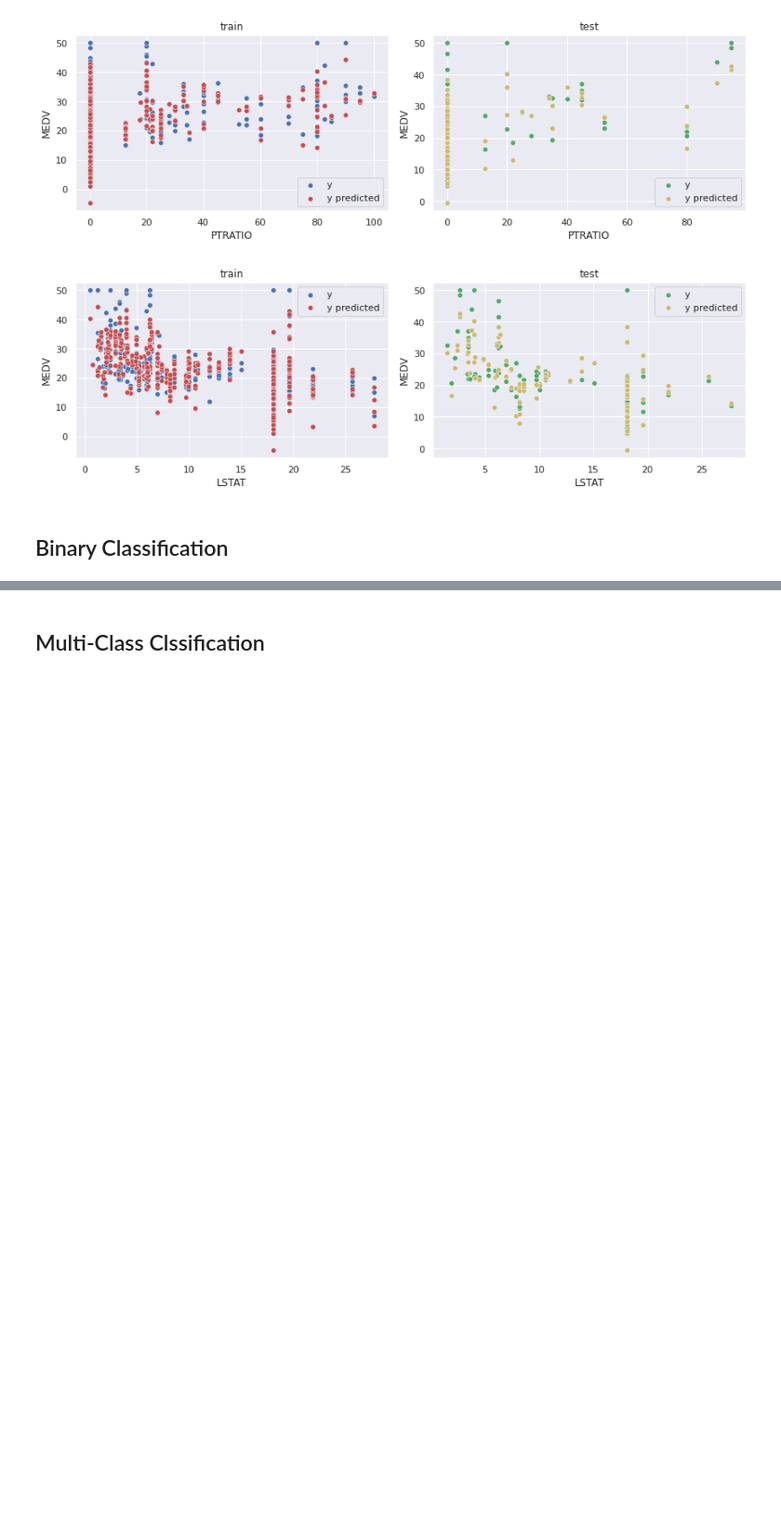
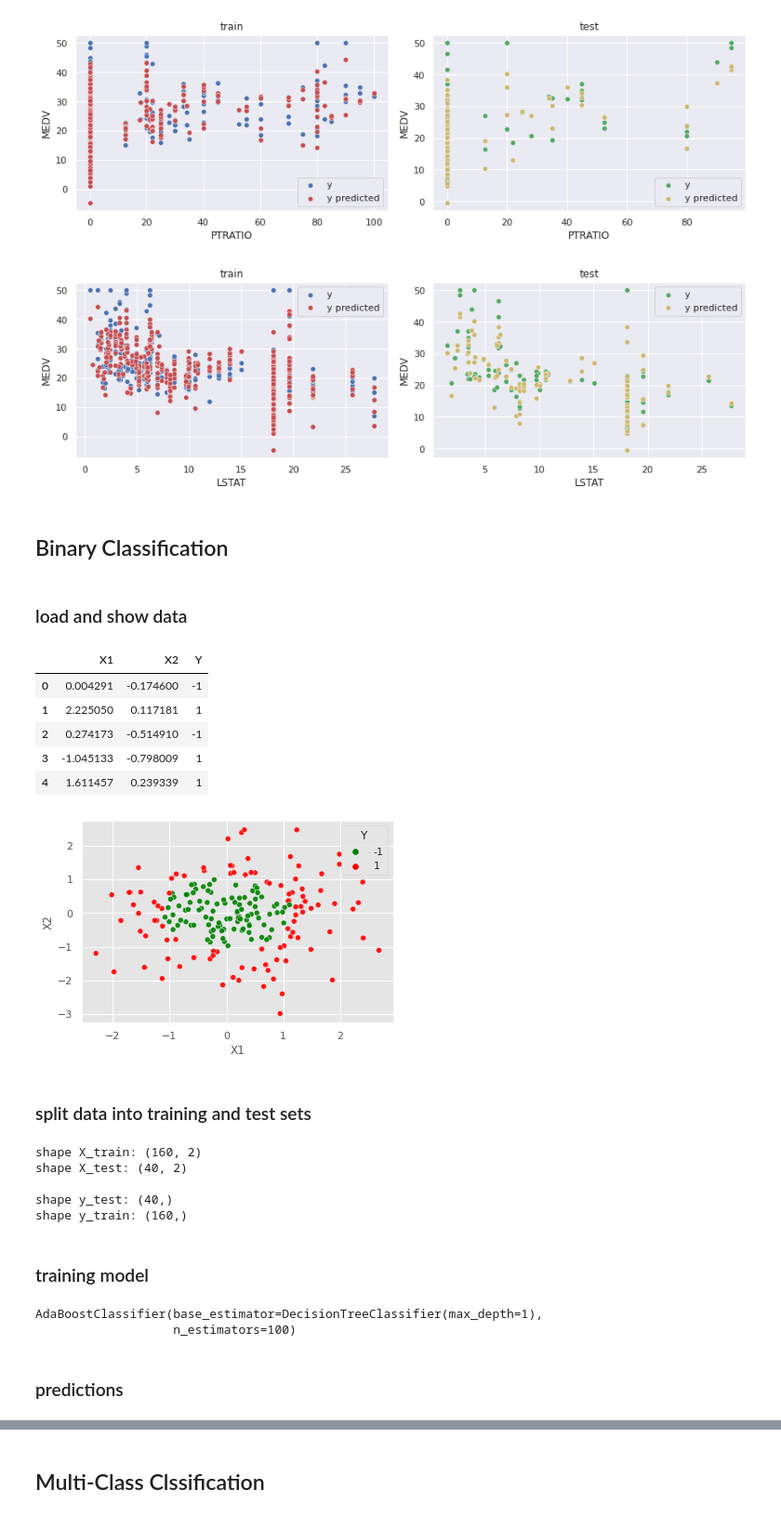
Before and after one commit to peyman886/ADS, a Jupyter notebook: HW1,2,3/EDA.ipynb, the cells around one changed output, grey strips where cells are left out. Shown at 93% size. Cells and saved outputs as stored; diff of their text form; code cells hidden in the pictures; blank space fills up the shorter version.

```diff
--- a/HW1,2,3/EDA.ipynb
+++ b/HW1,2,3/EDA.ipynb
@@ -688,3 +688,53 @@ R2E test error : 0.7581429346845797
 [figure]
 # %% [markdown]
 ## Binary Classification
+# %% [markdown]
+### load and show data
+# %%
+df = pd.read_csv("data.csv")
+df = df.drop(columns = ['Unnamed: 0'])
+sns.scatterplot(data = df, x='X1', y='X2',hue='Y',alpha=.9, palette=['green', 'red'])
+df.head()
+# %% [output]
+|  | X1 | X2 | Y |
+| 0 | 0.004291 | -0.174600 | -1 |
+| 1 | 2.225050 | 0.117181 | 1 |
+| 2 | 0.274173 | -0.514910 | -1 |
+| 3 | -1.045133 | -0.798009 | 1 |
+| 4 | 1.611457 | 0.239339 | 1 |
+[figure, added]
+# %% [markdown]
+### split data into training and test sets
+# %%
+y = df['Y'].to_numpy()
+X = df.drop(columns=['Y']).to_numpy()
+from sklearn.model_selection import train_test_split
+X_train, X_test, y_train, y_test = train_test_split(
+    X, y, test_size=0.2, random_state=43, shuffle=True)
+
+print('shape X_train:', X_train.shape)
+print('shape X_test:', X_test.shape)
+print()
+print('shape y_test:', y_test.shape)
+print('shape y_train:', y_train.shape)
+# %% [output]
+shape X_train: (160, 2)
+shape X_test: (40, 2)
+
+shape y_test: (40,)
+shape y_train: (160,)
+# %% [markdown]
+### training model
+# %%
+from sklearn.ensemble import AdaBoostClassifier
+from sklearn.tree import DecisionTreeClassifier
+classifier = AdaBoostClassifier(
+    DecisionTreeClassifier(max_depth=1),
+    n_estimators=100
+)
+classifier.fit(X_train, y_train)
+# %% [output]
+AdaBoostClassifier(base_estimator=DecisionTreeClassifier(max_depth=1),
+                   n_estimators=100)
+# %% [markdown]
+### predictions
```
Also changed, not shown: parts of 21 cells of this notebook.
